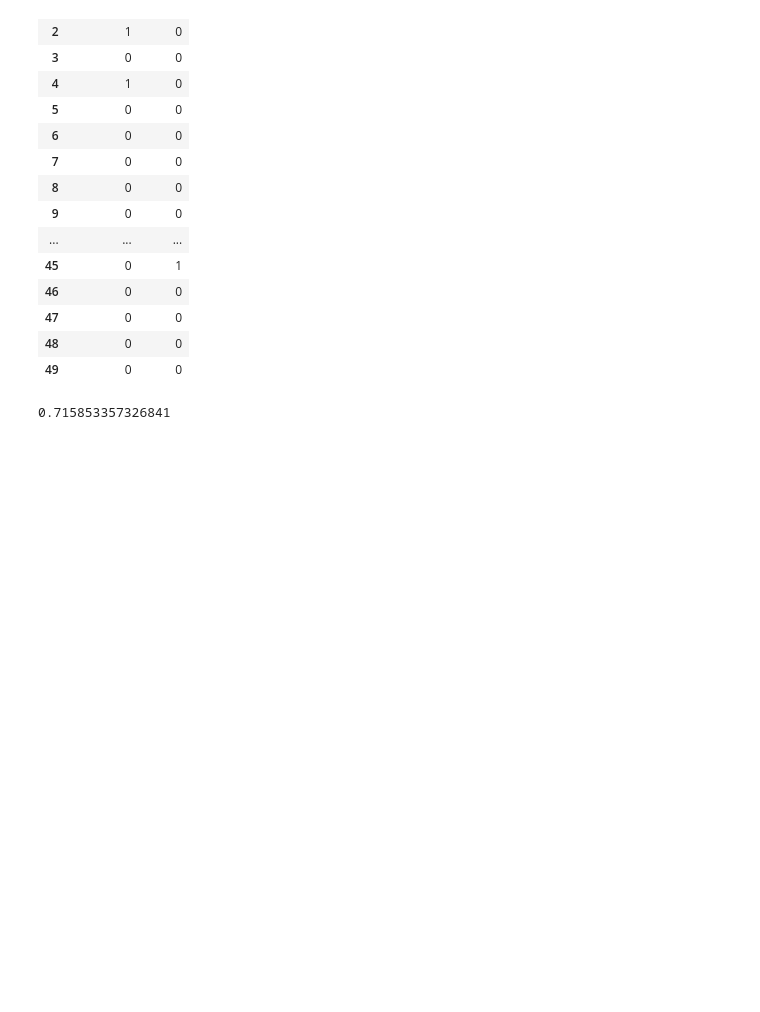
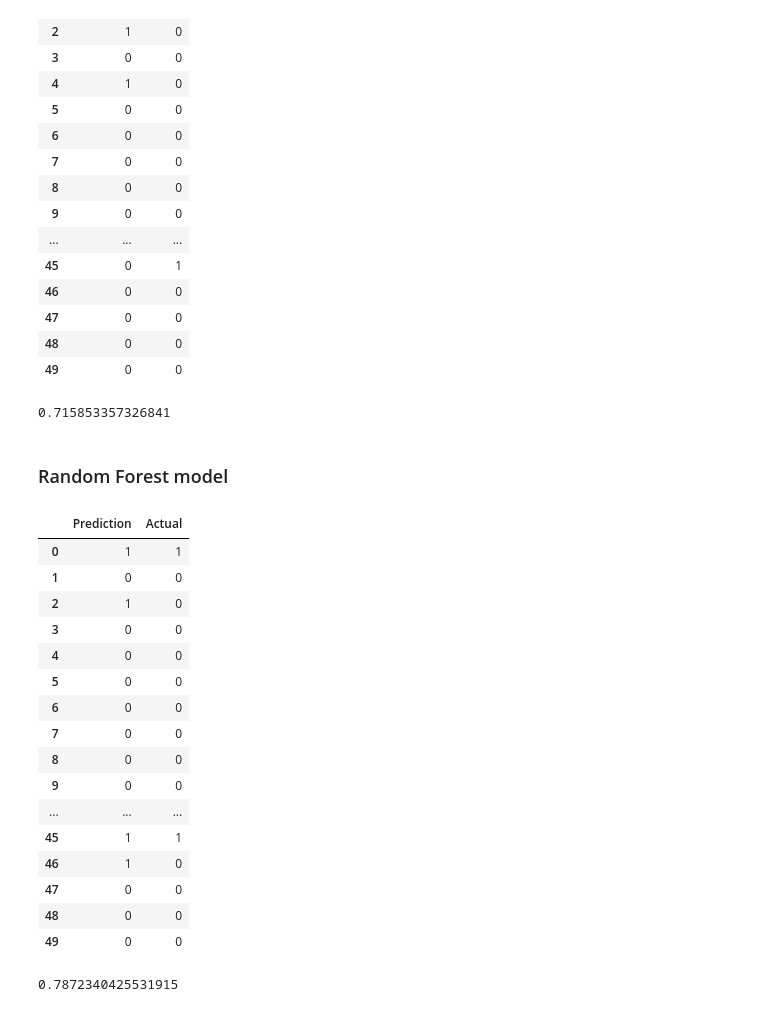
Before and after one commit to Carmenloww/Diabetes-Predictions-in-ICUs, a Jupyter notebook: diabetes_ML_models.ipynb, the cells around one changed output. Cells and saved outputs as stored; diff of their text form; code cells hidden in the pictures; blank space fills up the shorter version.

Commit message:
added random forest model

```diff
--- a/diabetes_ML_models.ipynb
+++ b/diabetes_ML_models.ipynb
@@ -235,3 +235,37 @@ results.head(50)
 print(accuracy_score(y_test, y_pred))
 # %% [output]
 0.715853357326841
+# %% [markdown]
+### Random Forest model
+# %%
+from sklearn.ensemble import RandomForestClassifier
+forest = RandomForestClassifier(n_estimators=100, random_state=1)
+forest = forest.fit(X_train, y_train)
+# %%
+# Making predictions using the testing data.
+y_pred = forest.predict(X_test)
+results = pd.DataFrame({"Prediction": y_pred, "Actual": y_test}).reset_index(drop=True)
+results.head(50)
+# %% [output]
+|  | Prediction | Actual |
+| 0 | 1 | 1 |
+| 1 | 0 | 0 |
+| 2 | 1 | 0 |
+| 3 | 0 | 0 |
+| 4 | 0 | 0 |
+| 5 | 0 | 0 |
+| 6 | 0 | 0 |
+| 7 | 0 | 0 |
+| 8 | 0 | 0 |
+| 9 | 0 | 0 |
+| ... | ... | ... |
+| 45 | 1 | 1 |
+| 46 | 1 | 0 |
+| 47 | 0 | 0 |
+| 48 | 0 | 0 |
+| 49 | 0 | 0 |
+# %%
+# print accuracy score
+print(accuracy_score(y_test, y_pred))
+# %% [output]
+0.7872340425531915
```
